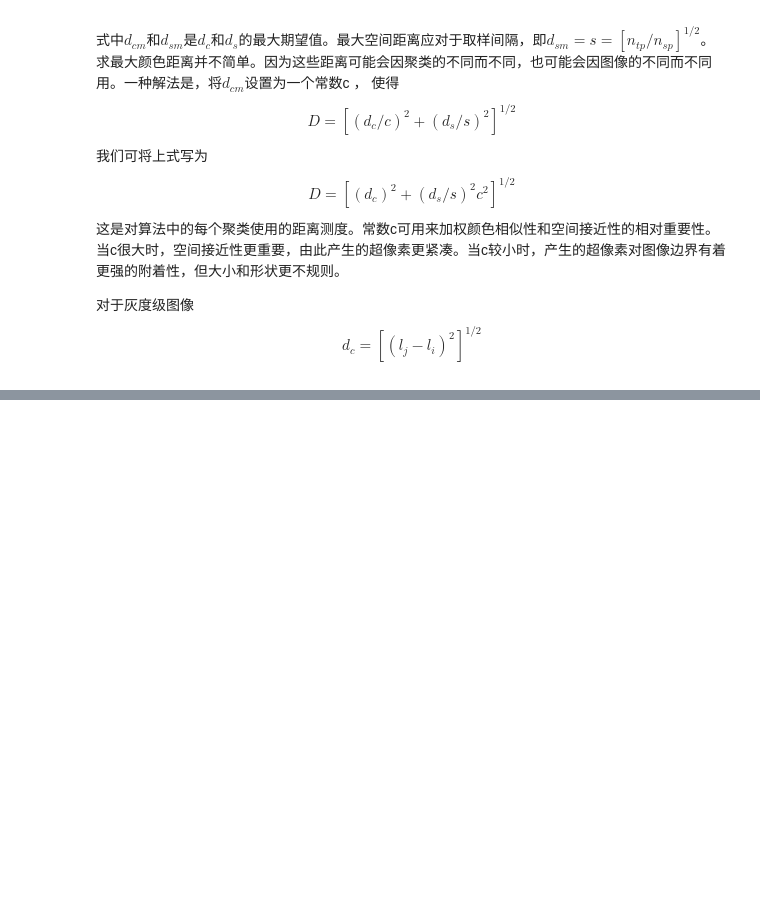
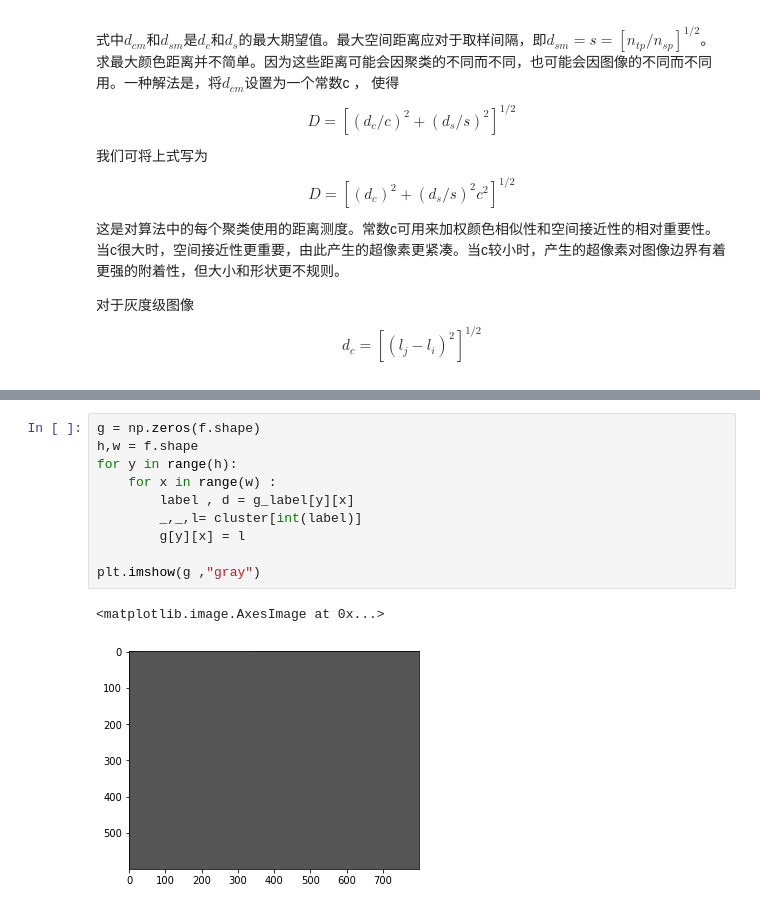
Before and after one commit to swzhxx/DIP, a Jupyter notebook: segmentation/simple-linear-iterative-clustering.ipynb, the cells around one changed output, grey strips where cells are left out. Saved outputs shown, nothing was run; the diff lists cells and outputs as text; blank space fills up the shorter version.

```diff
--- a/segmentation/simple-linear-iterative-clustering.ipynb
+++ b/segmentation/simple-linear-iterative-clustering.ipynb
@@ -59,0 +179,13 @@ $$
+# %%
+g = np.zeros(f.shape)
+h,w = f.shape
+for y in range(h):
+    for x in range(w) :
+        label , d = g_label[y][x]
+        _,_,l= cluster[int(label)]
+        g[y][x] = l
+
+plt.imshow(g ,"gray")
+# %% [output]
+<matplotlib.image.AxesImage at 0x...>
+[figure, added]
```
Also changed, not shown: parts of 4 cells of this notebook, 2 other files.
